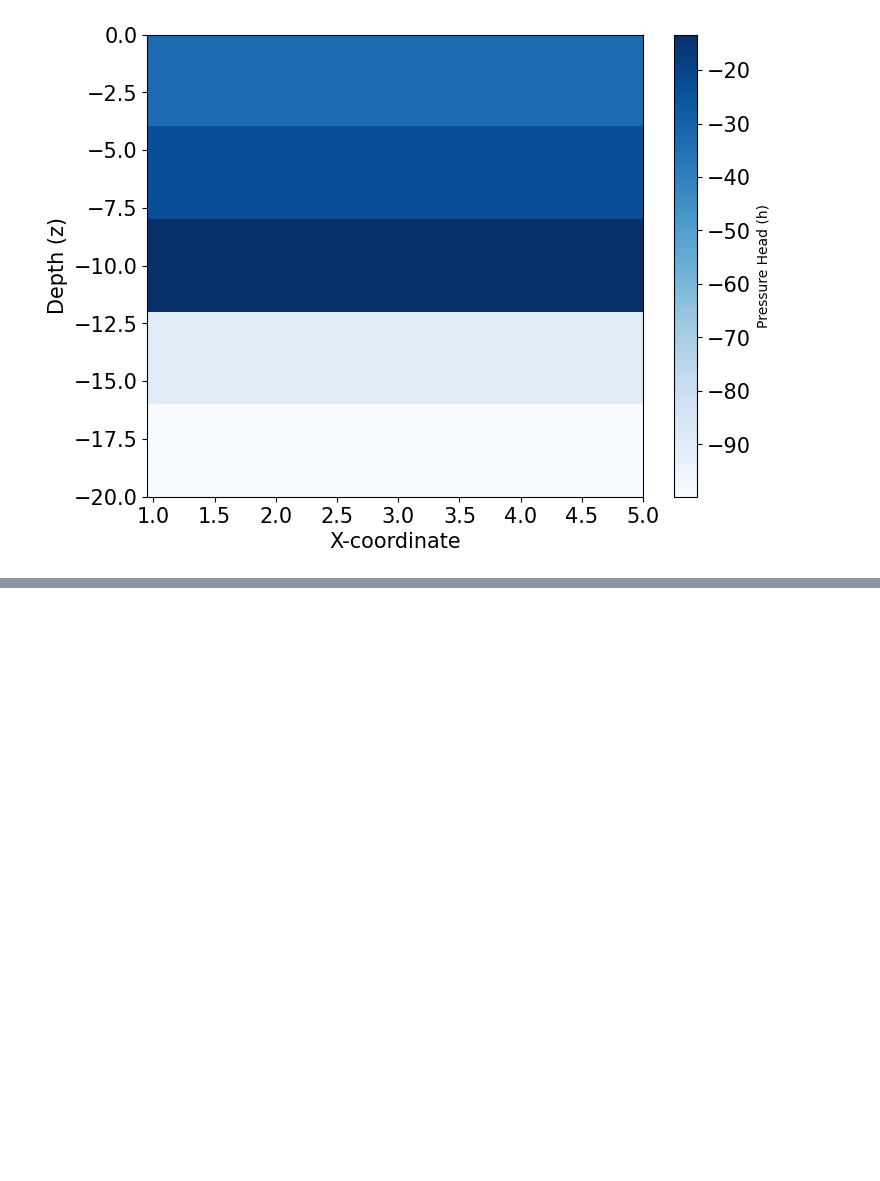
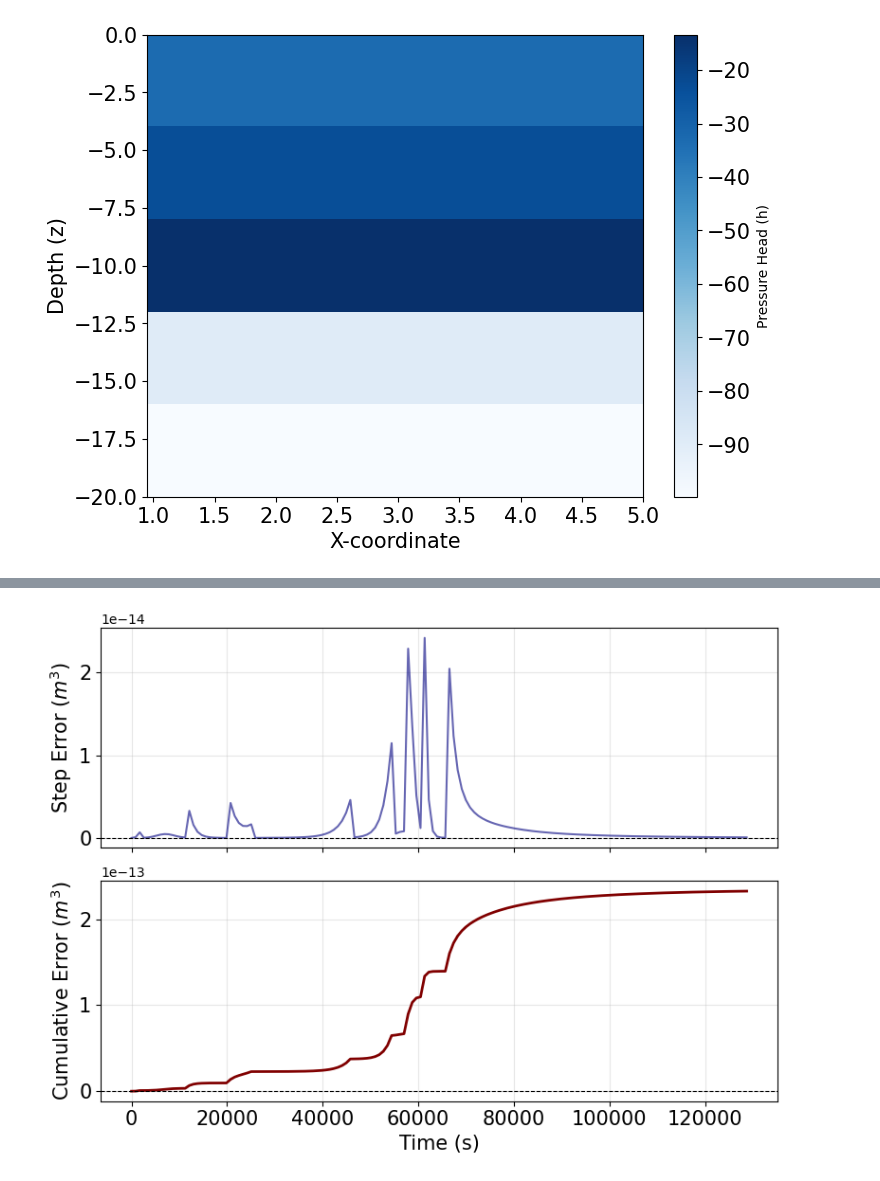
Before and after one commit to danielguyumus/MultiScaleRichardsSolver, a Jupyter notebook: Examples.ipynb, the cells around one changed output, grey strips where cells are left out. Cells and saved outputs as stored; diff of their text form; code cells hidden in the pictures; blank space fills up the shorter version.

```diff
--- a/Examples.ipynb
+++ b/Examples.ipynb
@@ -748,0 +881,5 @@ plt.show()
+# %%
+n_layers = 5
+n_prisms = 10
+dz = np.full(n_layers,0.04)
+print(dz)
@@ -748,0 +888,18 @@ plt.show()
+# %%
+# Initialize the solver with the new grid
+uns_grid_solver = RichardsSolver(
+    # --- Van Genuchten Parameters ---
+    alpha = 0.067*100,  # 1/m
+    n_vg = 2,
+    theta_r = np.full((n_prisms,n_layers),0.075),
+    theta_s = np.full((n_prisms,n_layers),0.287),
+    Ks = np.tile([2e-5,2e-4,2e-3,2e-2,2e-1],(n_prisms,1)),        # Saturated hydraulic conductivity [cm/h] --> [m/s]
+    # --- Domain Definition ---
+    dz = dz,
+    base_elevations = [10.0,10.0,10.5,10.2,10.5,10.0,10.0,10.3,10.0,10.2],
+    rainfall_intensity = 0.1/100/86400,
+    adj_prisms=adj,
+    A_ij=areas,
+    W_ij=widths,
+    L_ij=lengths
+)
@@ -748,0 +934,3 @@ plt.show()
+# %%
+h_start = np.full(uns_grid_solver.total_cells, -10.0)
+run_mass_balance_check(uns_grid_solver, h_start, 864, 150)
@@ -748,0 +955,7 @@ plt.show()
+# %%
+h_start = np.full(uns_grid_solver.total_cells, -10.0)
+t2, err2, cum2 = run_simulation_with_diagnostics(uns_grid_solver, h_start, 864, 150)
+# %%
+plot_mass_diagnostics(t2, err2, cum2, title="Unstructured Grid Experiment")
+# %% [output]
+[figure, added]
```
Also changed, not shown: parts of 32 cells of this notebook, 2 other files.
